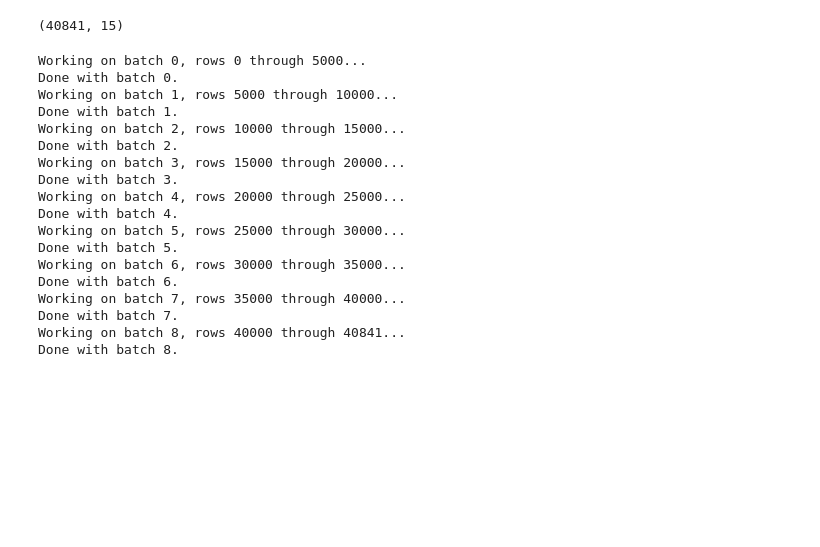
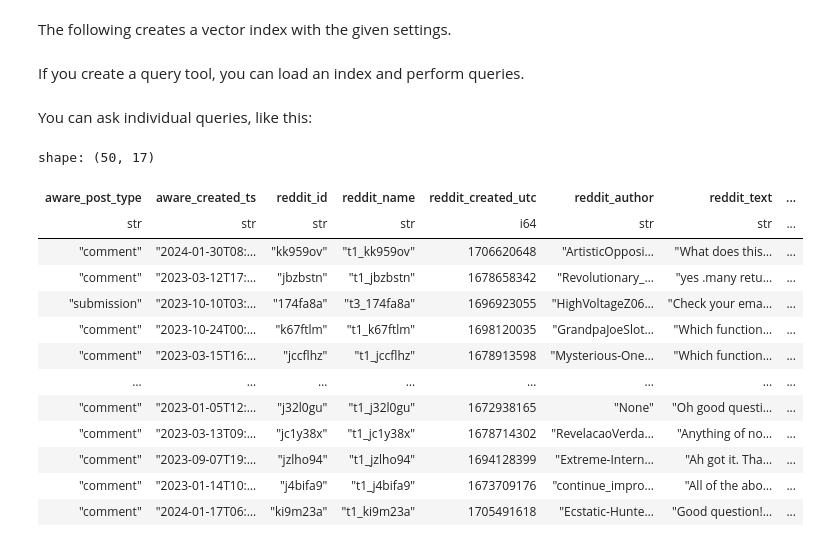
Before and after one commit to marcoswastaken/erdos_paware, a Jupyter notebook: notebooks/raw_data_to_scored_queries_pipeline_demo.ipynb, the cells around one changed output. Cells and saved outputs as stored; diff of their text form; code cells hidden in the pictures; blank space fills up the shorter version.

```diff
--- a/notebooks/raw_data_to_scored_queries_pipeline_demo.ipynb
+++ b/notebooks/raw_data_to_scored_queries_pipeline_demo.ipynb
@@ -31,32 +36,43 @@ Dropping 235 rows with reddit_text==''
+# %% [markdown]
+The following creates a vector index with the given settings.
 # %%
-data_chunked.shape
+paware.PawIndex(
+    EMBEDDING_CONFIG_NAME="demo", ## This is the name of the embedding configuration to load for indexing
+    EMBEDDING_DIR="../temp_vector_data/", ## This is the path to the embedded data
+    INDEX_CONFIG_NAME="01", ## This is the name of the index configuration
+    DB_SAVE_DIR="../temp_db_data/", ## The database and associated table will be in a subdirectory of this directory: "db_[EMBEDDING_CONFIG_NAME][INDEX_CONFIG_NAME]/"
+    METRIC="cosine", ## This is the metric to use for the index
+    ACCELERATOR="mps"   ## This is the accelerator to use for creating the index (replace with `None` if you aren't on a mac)
+).index_data()
-# %% [output]
-(40841, 15)
+# %% [markdown]
+If you create a query tool, you can load an index and perform queries.
 # %%
-%%time
-## Vectorize data in batchs and save the resulting dataframes
-vectorize.batch_vectorize_and_save(
-    data_chunked=data_chunked,
-    batch_size=5000,
-    save_dir="../temp_data/vectorized_gm_batches/",
-    file_prefix="vectorized_gm_data_"
-)
+query_tool = paware.PawQuery(
+    CONFIG_NAME="demo01", ## This is the name of the [EMBEDDING_CONFIG_NAME][INDEX_CONFIG_NAME] to load for querying
+    DB_DIR="../temp_db_data/", ## This is the path to the database
+    QUERY_SAVE_DIR="../temp_query_data/", ## The query results will be saved in this directory as: "queries_[EMBEDDING_CONFIG_NAME][INDEX_CONFIG_NAME][QUERY_NAME].parquet"
+    QUERY_NAME="query_demo", ## This is the name of the query
+    METRIC="cosine", ## This is the metric to use for the query
+    LIMIT=50, ## This is the number of results to return
+    NPROBES=20, ## This is the number of probes to use for the query
+    REFINE_FACTOR=10 ## This is the refine factor to use for the query
+    )
-# %% [output]
-Working on batch 0, rows 0 through 5000...
-Done with batch 0.
-Working on batch 1, rows 5000 through 10000...
-Done with batch 1.
-Working on batch 2, rows 10000 through 15000...
-Done with batch 2.
-Working on batch 3, rows 15000 through 20000...
-Done with batch 3.
-Working on batch 4, rows 20000 through 25000...
-Done with batch 4.
-Working on batch 5, rows 25000 through 30000...
-Done with batch 5.
-Working on batch 6, rows 30000 through 35000...
-Done with batch 6.
-Working on batch 7, rows 35000 through 40000...
-Done with batch 7.
-Working on batch 8, rows 40000 through 40841...
-Done with batch 8.
+# %% [markdown]
+You can ask individual queries, like this:
+# %%
+query_tool.ask_a_query("What kind of results does this query return?")
+# %% [output]
+shape: (50, 17)
+| aware_post_type | aware_created_ts | reddit_id | reddit_name | reddit_created_utc | reddit_author | reddit_text | ... |
+| str | str | str | str | i64 | str | str | ... |
+| "comment" | "2024-01-30T08:… | "kk959ov" | "t1_kk959ov" | 1706620648 | "ArtisticOpposi… | "What does this… | ... |
+| "comment" | "2023-03-12T17:… | "jbzbstn" | "t1_jbzbstn" | 1678658342 | "Revolutionary_… | "yes .many retu… | ... |
+| "submission" | "2023-10-10T03:… | "174fa8a" | "t3_174fa8a" | 1696923055 | "HighVoltageZ06… | "Check your ema… | ... |
+| "comment" | "2023-10-24T00:… | "k67ftlm" | "t1_k67ftlm" | 1698120035 | "GrandpaJoeSlot… | "Which function… | ... |
+| "comment" | "2023-03-15T16:… | "jccflhz" | "t1_jccflhz" | 1678913598 | "Mysterious-One… | "Which function… | ... |
+| … | … | … | … | … | … | … | ... |
+| "comment" | "2023-01-05T12:… | "j32l0gu" | "t1_j32l0gu" | 1672938165 | "None" | "Oh good questi… | ... |
+| "comment" | "2023-03-13T09:… | "jc1y38x" | "t1_jc1y38x" | 1678714302 | "RevelacaoVerda… | "Anything of no… | ... |
+| "comment" | "2023-09-07T19:… | "jzlho94" | "t1_jzlho94" | 1694128399 | "Extreme-Intern… | "Ah got it. Tha… | ... |
+| "comment" | "2023-01-14T10:… | "j4bifa9" | "t1_j4bifa9" | 1673709176 | "continue_impro… | "All of the abo… | ... |
+| "comment" | "2024-01-17T06:… | "ki9m23a" | "t1_ki9m23a" | 1705491618 | "Ecstatic-Hunte… | "Good question!… | ... |
```
Also changed, not shown: parts of 12 cells of this notebook.
